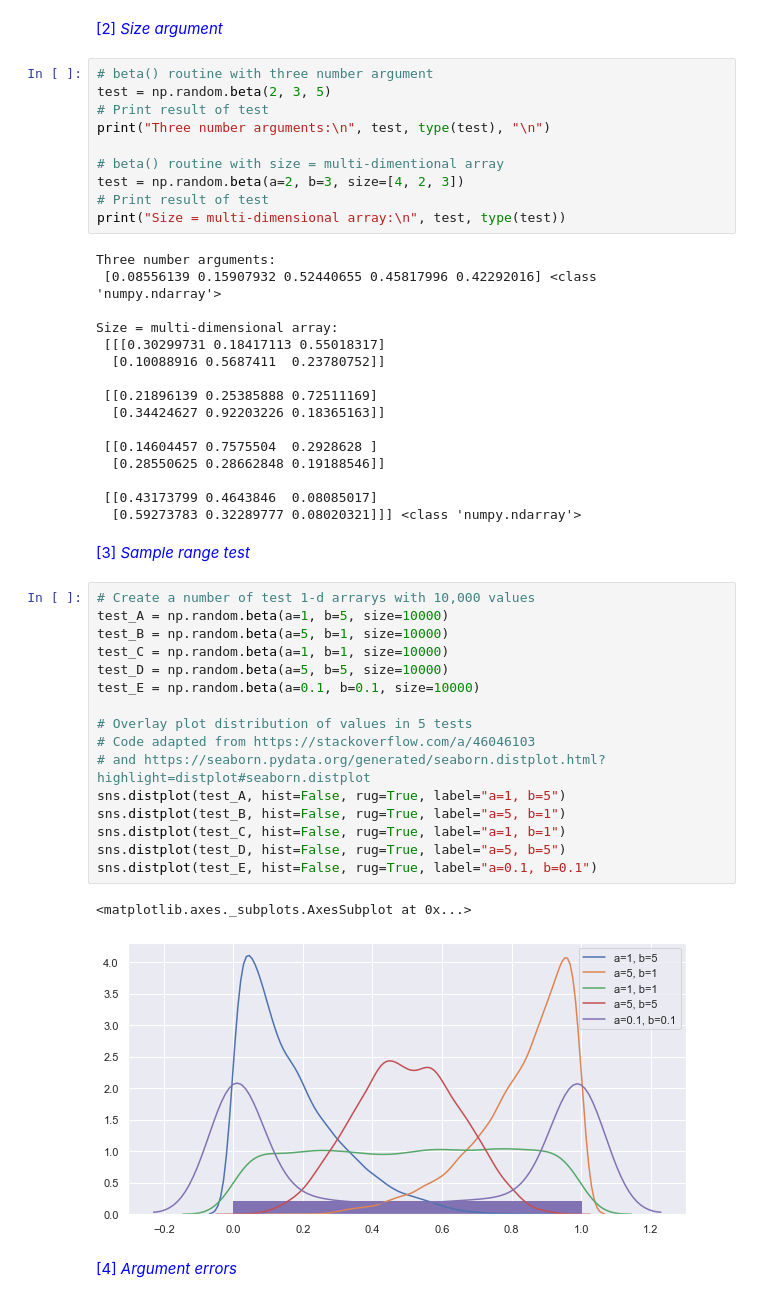
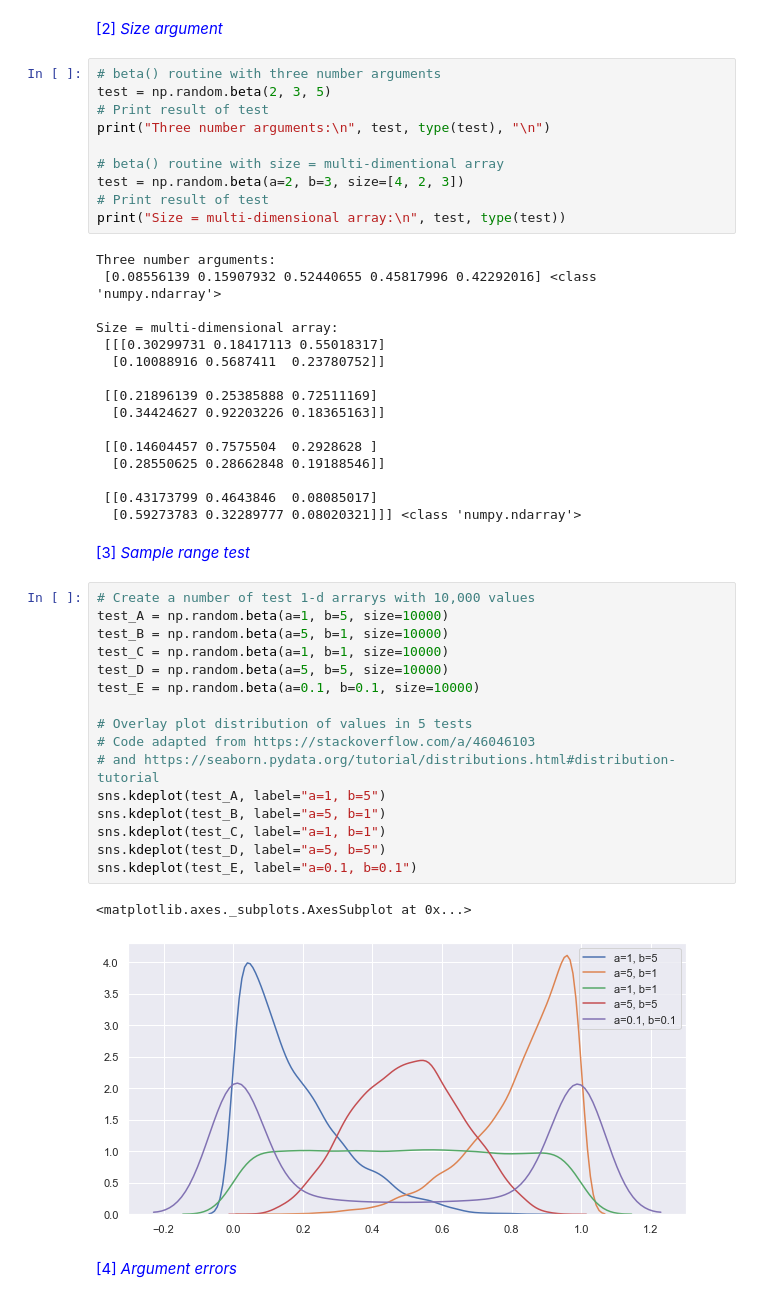
Before and after one commit to markcot/ProgrammingFDA-Assignment, a Jupyter notebook: numpy-random-review.ipynb, the cells around one changed output. Drawn from its saved outputs; the diff is of its cells as text.

```diff
--- a/numpy-random-review.ipynb
+++ b/numpy-random-review.ipynb
@@ -933,7 +934,7 @@ a=array/list/tuple, b=number:
 # %% [markdown]
 <font color='blue'>[2] _Size argument_ </font>
 # %%
-# beta() routine with three number argument
+# beta() routine with three number arguments
 test = np.random.beta(2, 3, 5)
 # Print result of test
 print("Three number arguments:\n", test, type(test), "\n")
@@ -963,22 +964,22 @@ Size = multi-dimensional array:
 # %%
 # Create a number of test 1-d arrarys with 10,000 values
 test_A = np.random.beta(a=1, b=5, size=10000)
 test_B = np.random.beta(a=5, b=1, size=10000)
 test_C = np.random.beta(a=1, b=1, size=10000)
 test_D = np.random.beta(a=5, b=5, size=10000)
 test_E = np.random.beta(a=0.1, b=0.1, size=10000)
 
 # Overlay plot distribution of values in 5 tests
 # Code adapted from https://stackoverflow.com/a/46046103
-# and https://seaborn.pydata.org/generated/seaborn.distplot.html?highlight=distplot#seaborn.distplot
-sns.distplot(test_A, hist=False, rug=True, label="a=1, b=5")
-sns.distplot(test_B, hist=False, rug=True, label="a=5, b=1")
-sns.distplot(test_C, hist=False, rug=True, label="a=1, b=1")
-sns.distplot(test_D, hist=False, rug=True, label="a=5, b=5")
-sns.distplot(test_E, hist=False, rug=True, label="a=0.1, b=0.1")
+# and https://seaborn.pydata.org/tutorial/distributions.html#distribution-tutorial
+sns.kdeplot(test_A, label="a=1, b=5")
+sns.kdeplot(test_B, label="a=5, b=1")
+sns.kdeplot(test_C, label="a=1, b=1")
+sns.kdeplot(test_D, label="a=5, b=5")
+sns.kdeplot(test_E, label="a=0.1, b=0.1")
 # %% [output]
 <matplotlib.axes._subplots.AxesSubplot at 0x...>
-[figure, old version]
+[figure, new version]
 # %% [markdown]
 <font color='blue'>[4] _Argument errors_ </font>
 # %%
```
Also changed, not shown: parts of 14 cells of this notebook.
